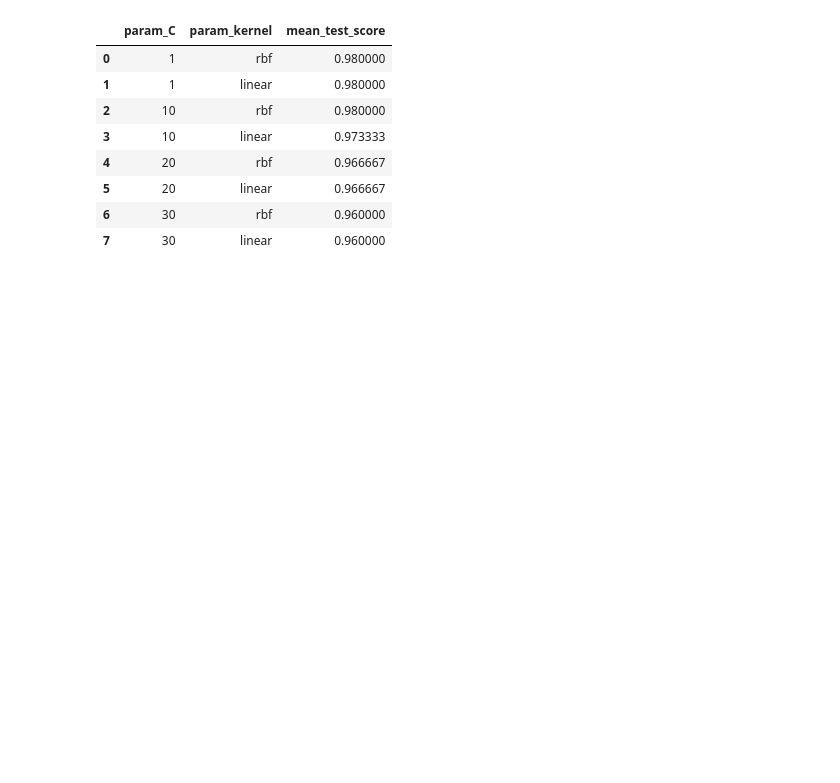
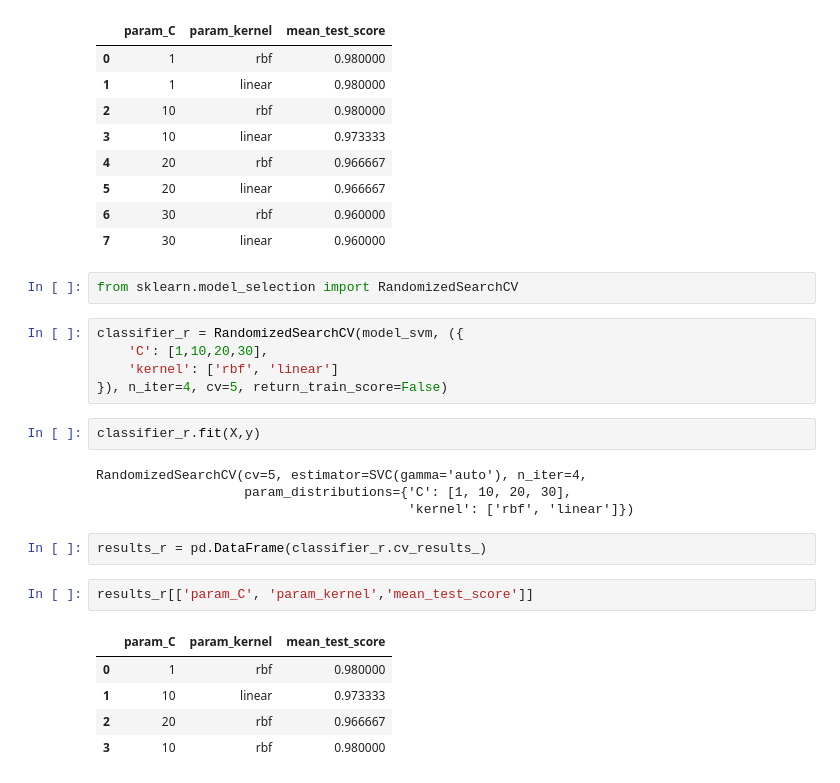
Before and after one commit to dadukhan1/Machine-Learning, a Jupyter notebook: 08_Grid Search CV/GridSearchCV.ipynb, the cells around one changed output. Cells and saved outputs as stored; diff of their text form; blank space fills up the shorter version.

Commit message:
feat: implemented random search cv

```diff
--- a/08_Grid Search CV/GridSearchCV.ipynb
+++ b/08_Grid Search CV/GridSearchCV.ipynb
@@ -97,3 +97,26 @@ results[['param_C', 'param_kernel', 'mean_test_score']]
 | 5 | 20 | linear | 0.966667 |
 | 6 | 30 | rbf | 0.960000 |
 | 7 | 30 | linear | 0.960000 |
+# %%
+from sklearn.model_selection import RandomizedSearchCV
+# %%
+classifier_r = RandomizedSearchCV(model_svm, ({
+    'C': [1,10,20,30],
+    'kernel': ['rbf', 'linear']
+}), n_iter=4, cv=5, return_train_score=False)
+# %%
+classifier_r.fit(X,y)
+# %% [output]
+RandomizedSearchCV(cv=5, estimator=SVC(gamma='auto'), n_iter=4,
+                   param_distributions={'C': [1, 10, 20, 30],
+                                        'kernel': ['rbf', 'linear']})
+# %%
+results_r = pd.DataFrame(classifier_r.cv_results_)
+# %%
+results_r[['param_C', 'param_kernel','mean_test_score']]
+# %% [output]
+|  | param_C | param_kernel | mean_test_score |
+| 0 | 1 | rbf | 0.980000 |
+| 1 | 10 | linear | 0.973333 |
+| 2 | 20 | rbf | 0.966667 |
+| 3 | 10 | rbf | 0.980000 |
```
